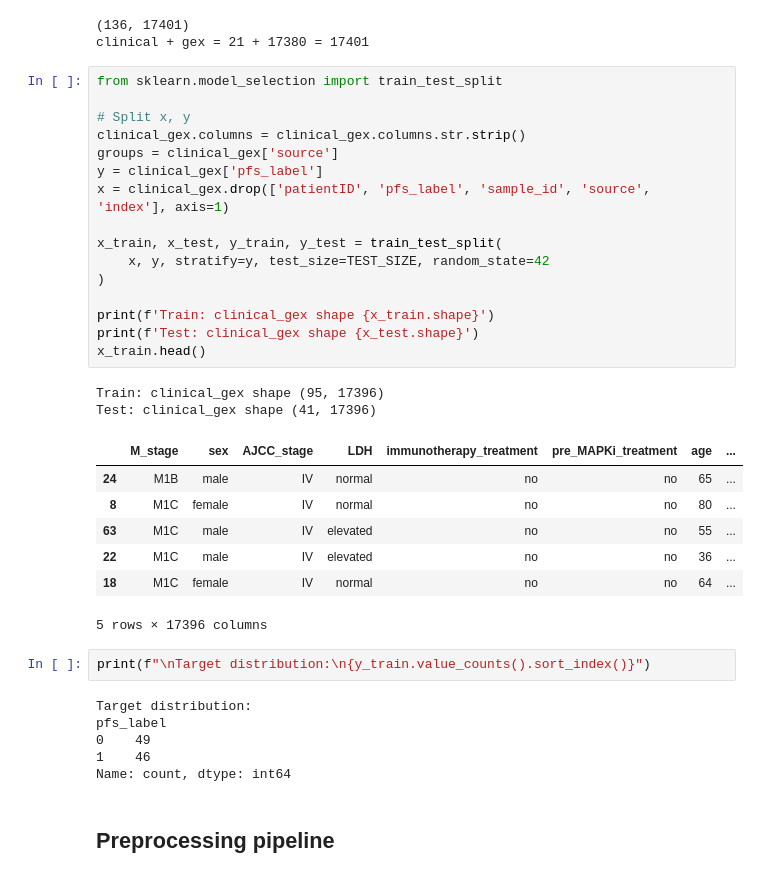
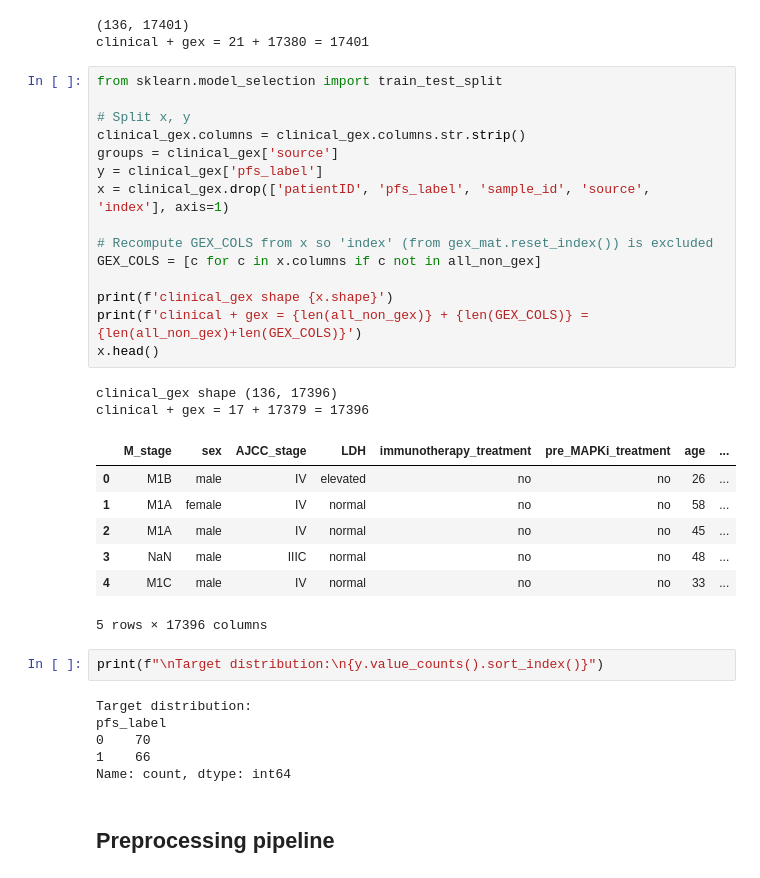
Before and after one commit to dinhhb/modeling_gene_expression, a Jupyter notebook: pipeline/4_generalized_pipe.ipynb, the cells around one changed output. Saved outputs shown, nothing was run; the diff lists cells and outputs as text.

```diff
--- a/pipeline/4_generalized_pipe.ipynb
+++ b/pipeline/4_generalized_pipe.ipynb
@@ -88,36 +88,35 @@ clinical + gex = 21 + 17380 = 17401
 # %%
 from sklearn.model_selection import train_test_split
 
 # Split x, y
 clinical_gex.columns = clinical_gex.columns.str.strip()
 groups = clinical_gex['source']
 y = clinical_gex['pfs_label']
 x = clinical_gex.drop(['patientID', 'pfs_label', 'sample_id', 'source', 'index'], axis=1)
 
-x_train, x_test, y_train, y_test = train_test_split(
-    x, y, stratify=y, test_size=TEST_SIZE, random_state=42
-)
+# Recompute GEX_COLS from x so 'index' (from gex_mat.reset_index()) is excluded
+GEX_COLS = [c for c in x.columns if c not in all_non_gex]
 
-print(f'Train: clinical_gex shape {x_train.shape}')
-print(f'Test: clinical_gex shape {x_test.shape}')
-x_train.head()
+print(f'clinical_gex shape {x.shape}')
+print(f'clinical + gex = {len(all_non_gex)} + {len(GEX_COLS)} = {len(all_non_gex)+len(GEX_COLS)}')
+x.head()
 # %% [output]
-Train: clinical_gex shape (95, 17396)
-Test: clinical_gex shape (41, 17396)
+clinical_gex shape (136, 17396)
+clinical + gex = 17 + 17379 = 17396
 |  | M_stage | sex | AJCC_stage | LDH | immunotherapy_treatment | pre_MAPKi_treatment | age | ... |
-| 24 | M1B | male | IV | normal | no | no | 65 | ... |
-| 8 | M1C | female | IV | normal | no | no | 80 | ... |
-| 63 | M1C | male | IV | elevated | no | no | 55 | ... |
-| 22 | M1C | male | IV | elevated | no | no | 36 | ... |
-| 18 | M1C | female | IV | normal | no | no | 64 | ... |
+| 0 | M1B | male | IV | elevated | no | no | 26 | ... |
+| 1 | M1A | female | IV | normal | no | no | 58 | ... |
+| 2 | M1A | male | IV | normal | no | no | 45 | ... |
+| 3 | NaN | male | IIIC | normal | no | no | 48 | ... |
+| 4 | M1C | male | IV | normal | no | no | 33 | ... |
 5 rows × 17396 columns
 # %%
-print(f"\nTarget distribution:\n{y_train.value_counts().sort_index()}")
+print(f"\nTarget distribution:\n{y.value_counts().sort_index()}")
 # %% [output]
 Target distribution:
 pfs_label
-0    49
-1    46
+0    70
+1    66
 Name: count, dtype: int64
 # %% [markdown]
 ## Preprocessing pipeline
```
Also changed, not shown: parts of 23 cells of this notebook, 11 other files.
